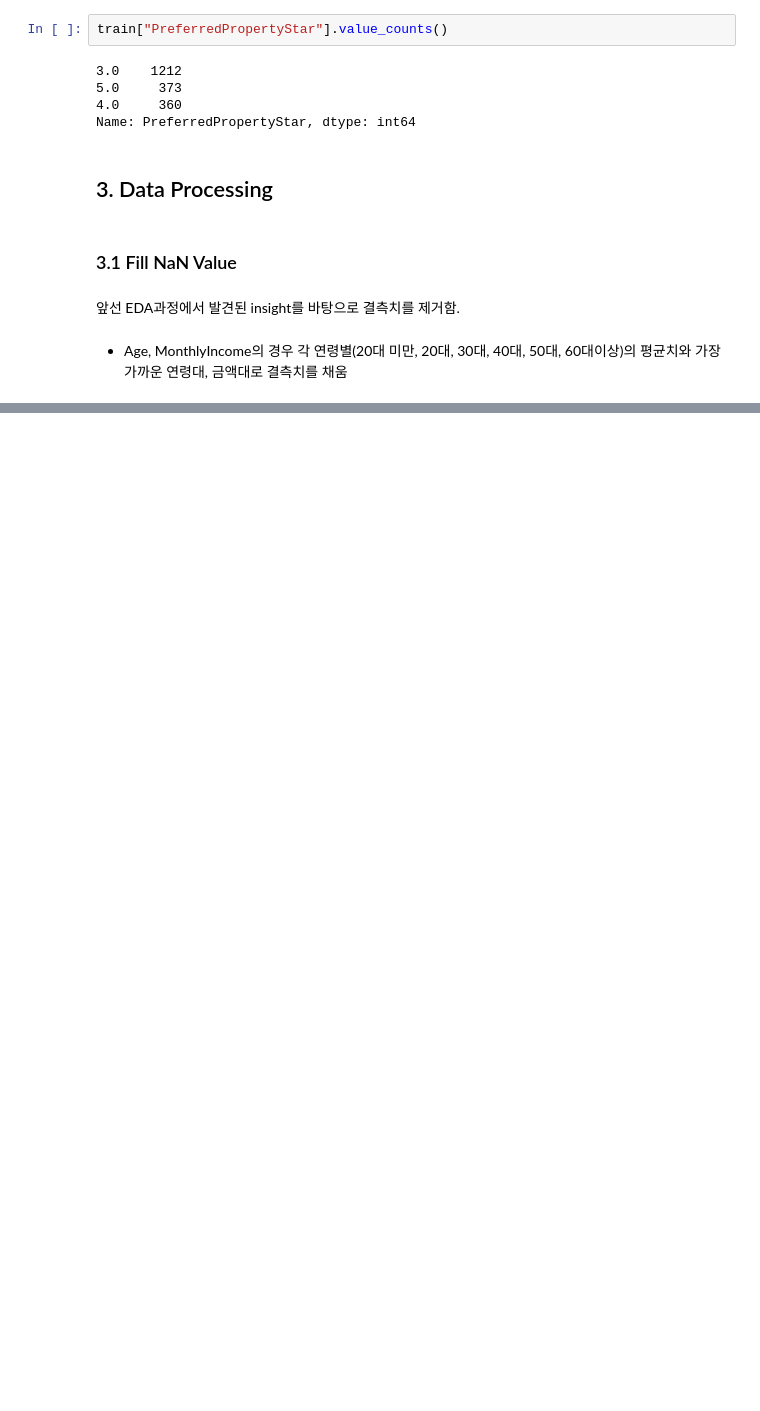
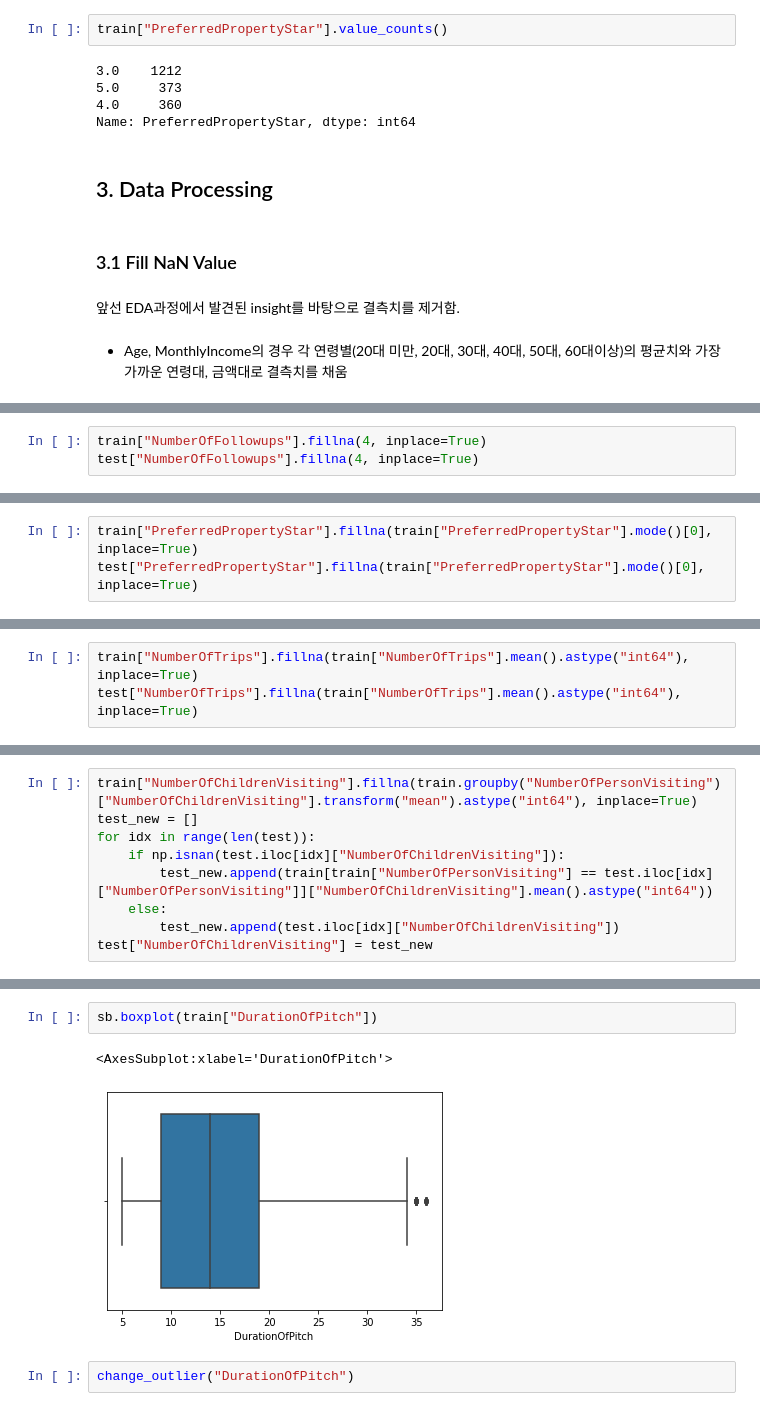
Before and after one commit to psrpsj/travel_package, a Jupyter notebook: travel_prediction.ipynb, the cells around one changed output, grey strips where cells are left out. Drawn from its saved outputs; the diff is of its cells as text; blank space fills up the shorter version.

```diff
--- a/travel_prediction.ipynb
+++ b/travel_prediction.ipynb
@@ -191,0 +250,3 @@ age_list = [15,25,35,45,55,65]
+# %%
+train["NumberOfFollowups"].fillna(4, inplace=True)
+test["NumberOfFollowups"].fillna(4, inplace=True)
@@ -191,0 +255,3 @@ age_list = [15,25,35,45,55,65]
+# %%
+train["PreferredPropertyStar"].fillna(train["PreferredPropertyStar"].mode()[0], inplace=True)
+test["PreferredPropertyStar"].fillna(train["PreferredPropertyStar"].mode()[0], inplace=True)
@@ -191,0 +260,3 @@ age_list = [15,25,35,45,55,65]
+# %%
+train["NumberOfTrips"].fillna(train["NumberOfTrips"].mean().astype("int64"), inplace=True)
+test["NumberOfTrips"].fillna(train["NumberOfTrips"].mean().astype("int64"), inplace=True)
@@ -191,0 +265,9 @@ age_list = [15,25,35,45,55,65]
+# %%
+train["NumberOfChildrenVisiting"].fillna(train.groupby("NumberOfPersonVisiting")["NumberOfChildrenVisiting"].transform("mean").astype("int64"), inplace=True)
+test_new = []
+for idx in range(len(test)):
+    if np.isnan(test.iloc[idx]["NumberOfChildrenVisiting"]):
+        test_new.append(train[train["NumberOfPersonVisiting"] == test.iloc[idx]["NumberOfPersonVisiting"]]["NumberOfChildrenVisiting"].mean().astype("int64"))
+    else:
+        test_new.append(test.iloc[idx]["NumberOfChildrenVisiting"])
+test["NumberOfChildrenVisiting"] = test_new
@@ -191,0 +327,7 @@ age_list = [15,25,35,45,55,65]
+# %%
+sb.boxplot(train["DurationOfPitch"])
+# %% [output]
+<AxesSubplot:xlabel='DurationOfPitch'>
+[figure, added]
+# %%
+change_outlier("DurationOfPitch")
```
Also changed, not shown: parts of 65 cells of this notebook, 1 other file.
